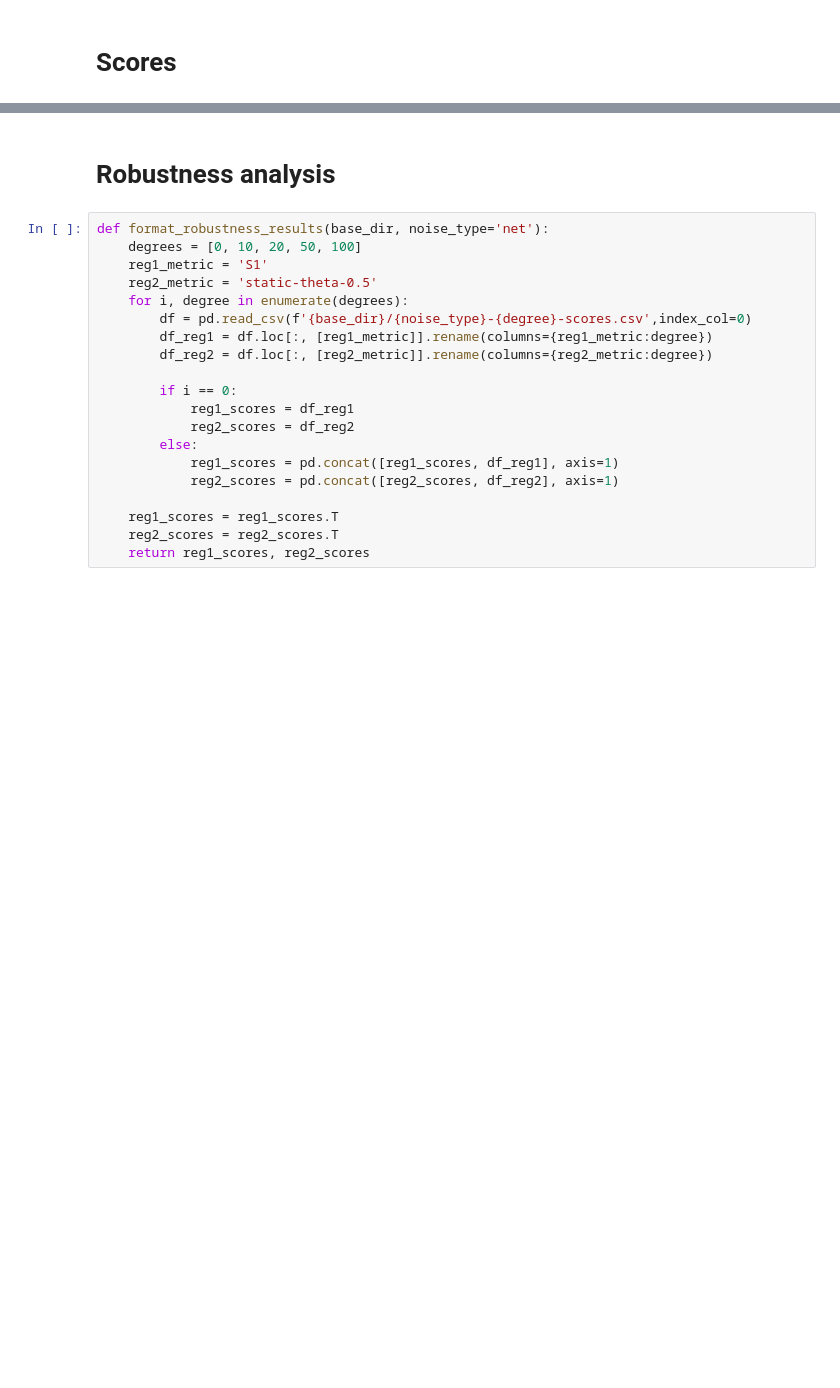
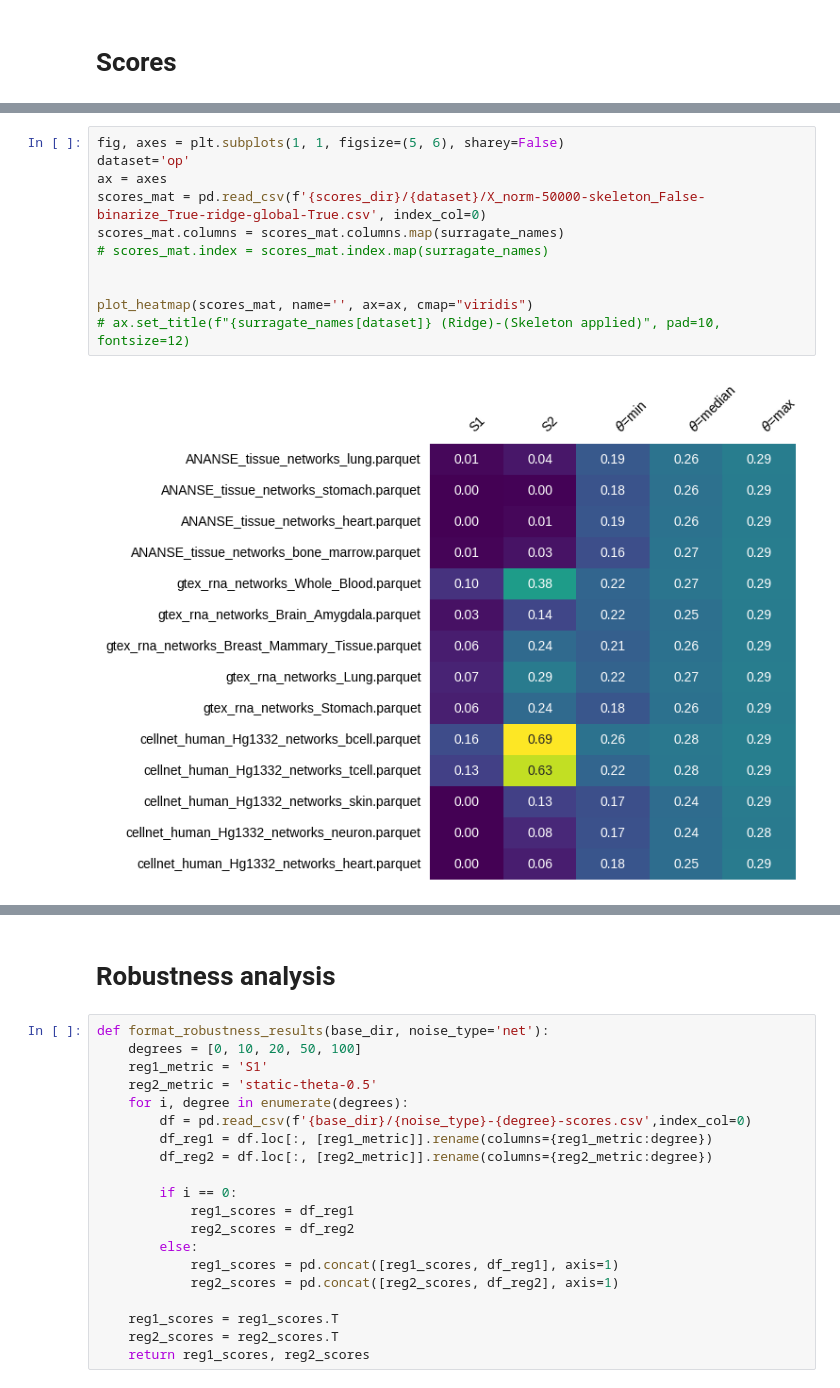
Before and after one commit to janursa/grn_benchmark, a Jupyter notebook: notebooks/process_results.ipynb, the cells around one changed output, grey strips where cells are left out. Cells and saved outputs as stored; diff of their text form; blank space fills up the shorter version.

```diff
--- a/notebooks/process_results.ipynb
+++ b/notebooks/process_results.ipynb
@@ -146,0 +88,13 @@ fig.savefig(f"{results_folder}/benchmark/figs/benchmark_scores.png", dpi=300, tr
+# %%
+fig, axes = plt.subplots(1, 1, figsize=(5, 6), sharey=False)
+dataset='op'
+ax = axes
+scores_mat = pd.read_csv(f'{scores_dir}/{dataset}/X_norm-50000-skeleton_False-binarize_True-ridge-global-True.csv', index_col=0)
+scores_mat.columns = scores_mat.columns.map(surragate_names)
+# scores_mat.index = scores_mat.index.map(surragate_names)
+
+
+plot_heatmap(scores_mat, name='', ax=ax, cmap="viridis")
+# ax.set_title(f"{surragate_names[dataset]} (Ridge)-(Skeleton applied)", pad=10, fontsize=12)
+# %% [output]
+[figure, added]
```
Also changed, not shown: parts of 10 cells of this notebook, 4 other files.
